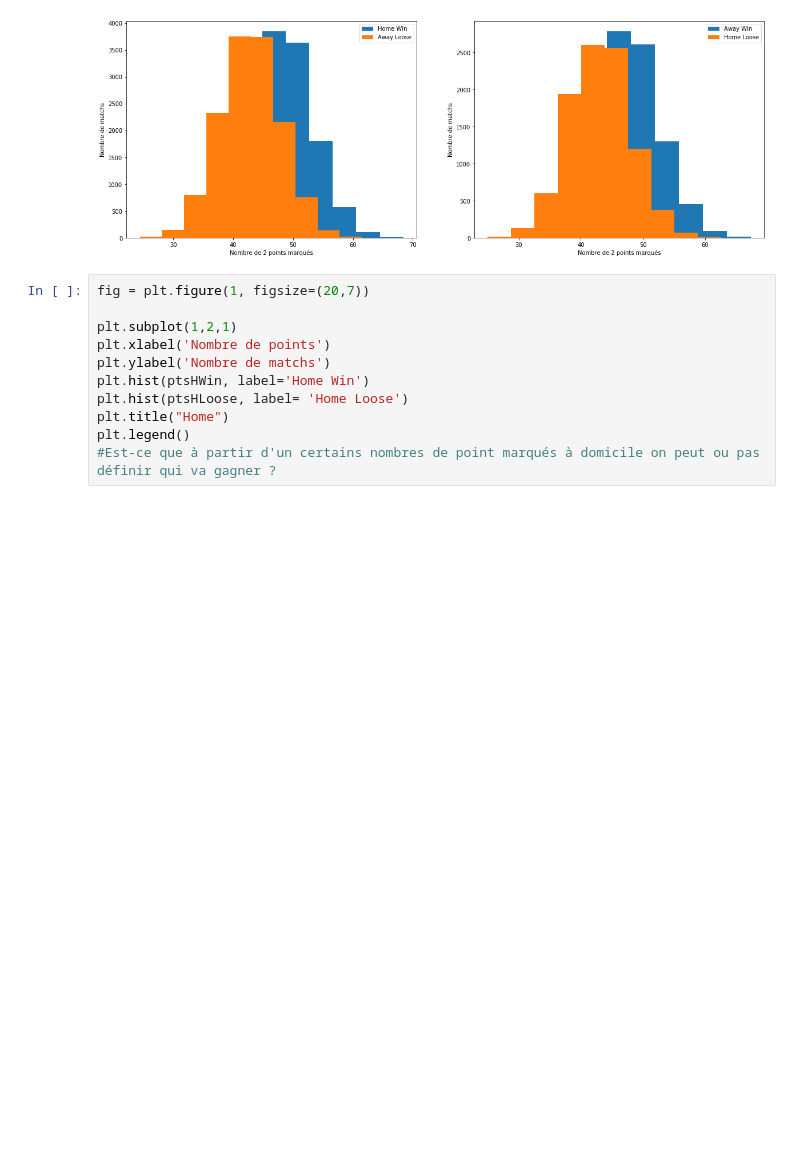
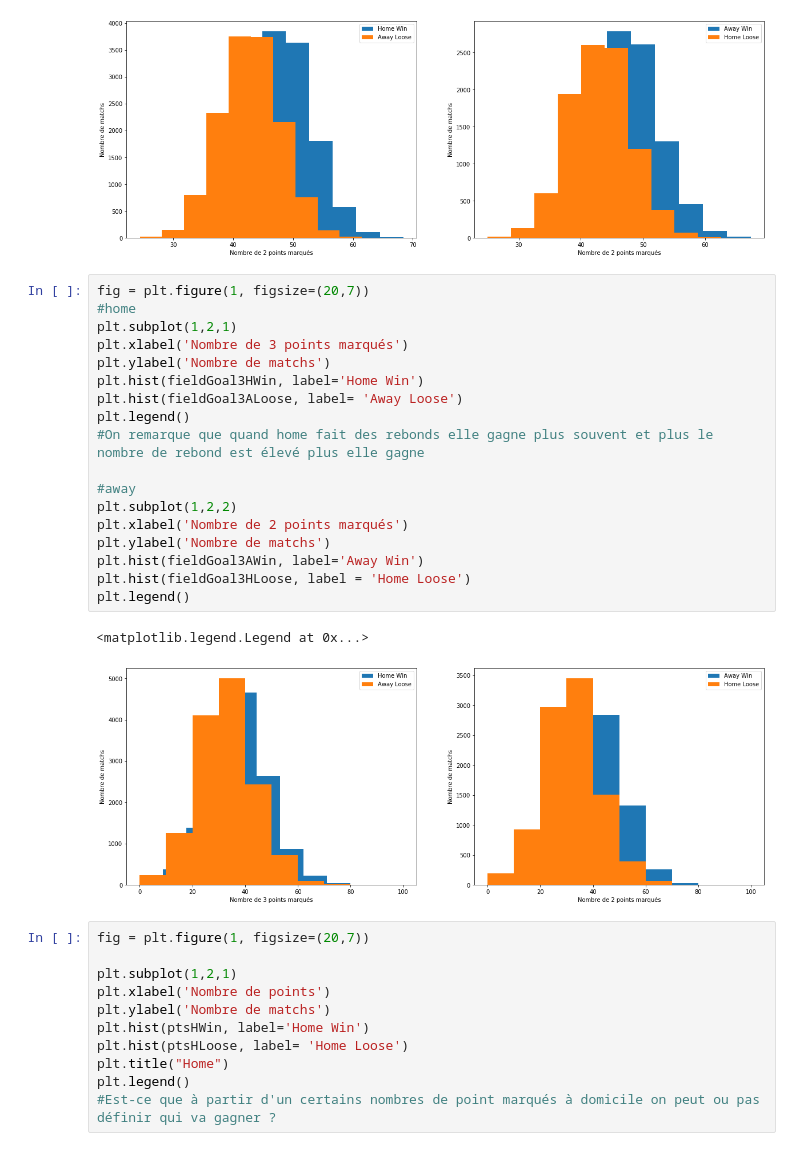
Before and after one commit to atn99/Projet_AA, a Jupyter notebook: Projet NBA.ipynb, the cells around one changed output. Drawn from its saved outputs; the diff is of its cells as text; blank space fills up the shorter version.

```diff
--- a/Projet NBA.ipynb
+++ b/Projet NBA.ipynb
@@ -196,6 +196,27 @@ plt.legend()
 # %% [output]
 <matplotlib.legend.Legend at 0x...>
 [figure]
+# %%
+fig = plt.figure(1, figsize=(20,7))
+#home
+plt.subplot(1,2,1)
+plt.xlabel('Nombre de 3 points marqués')
+plt.ylabel('Nombre de matchs')
+plt.hist(fieldGoal3HWin, label='Home Win')
+plt.hist(fieldGoal3ALoose, label= 'Away Loose')
+plt.legend()
+#On remarque que quand home fait des rebonds elle gagne plus souvent et plus le nombre de rebond est élevé plus elle gagne
+
+#away
+plt.subplot(1,2,2)
+plt.xlabel('Nombre de 2 points marqués')
+plt.ylabel('Nombre de matchs')
+plt.hist(fieldGoal3AWin, label='Away Win')
+plt.hist(fieldGoal3HLoose, label = 'Home Loose')
+plt.legend()
+# %% [output]
+<matplotlib.legend.Legend at 0x...>
+[figure, added]
 # %%
 fig = plt.figure(1, figsize=(20,7))
 
```
Also changed, not shown: parts of 8 cells of this notebook.
